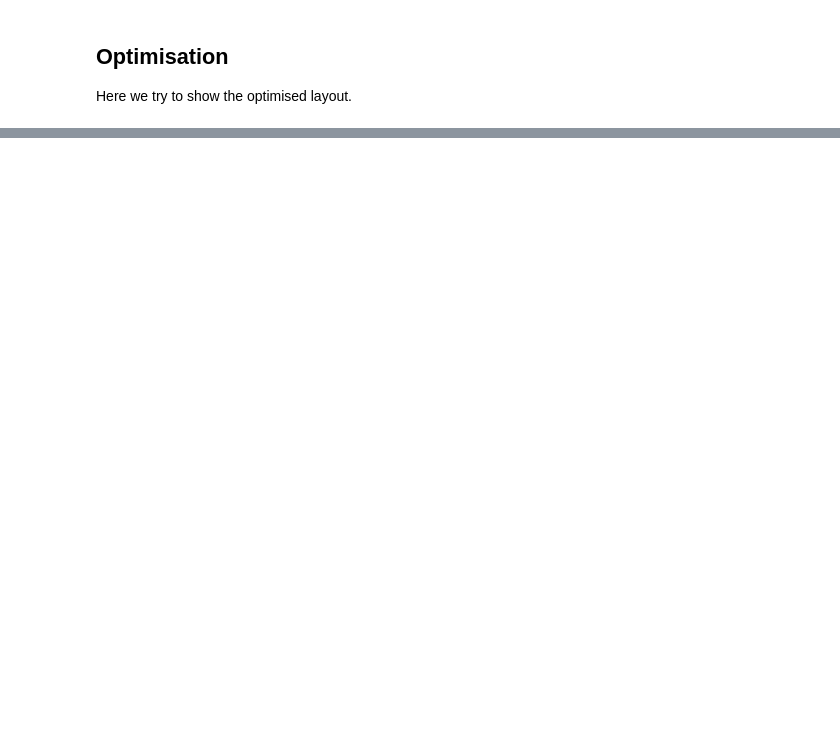
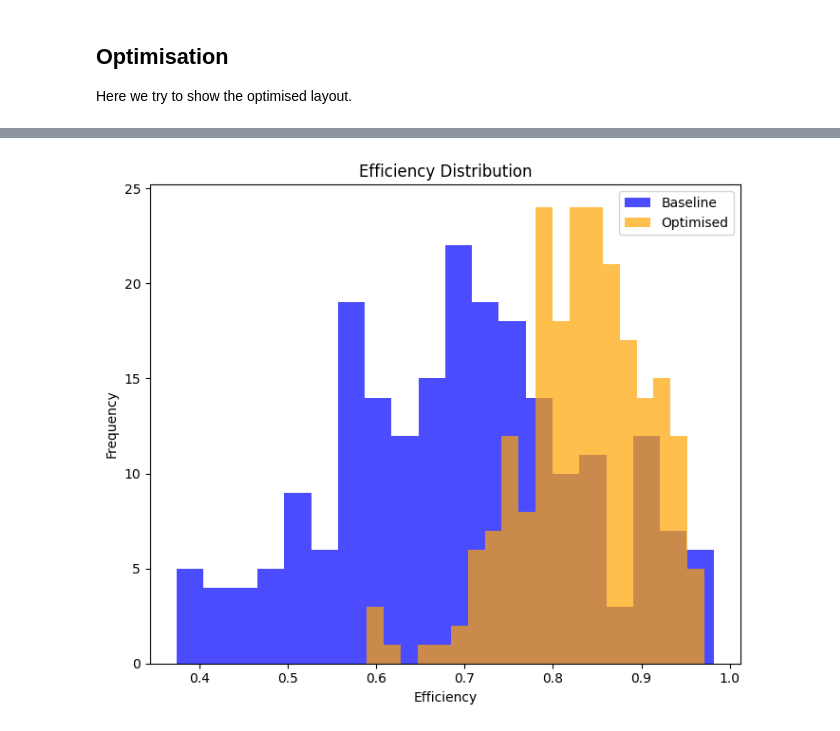
Before and after one commit to ShitianZhang22/Wind-Farm-Layout-Optimisation, a Jupyter notebook: whitelee.ipynb, the cells around one changed output, grey strips where cells are left out. Saved outputs shown, nothing was run; the diff lists cells and outputs as text; code cells hidden in the pictures; blank space fills up the shorter version.

```diff
--- a/whitelee.ipynb
+++ b/whitelee.ipynb
@@ -410,0 +490,33 @@ m
+# %%
+import matplotlib.pyplot as plt
+import numpy as np
+
+# Assuming turbine_loc, turbine_eff, optimised_loc, and optimised_eff are already defined
+# turbine_loc and optimised_loc should be lists of (x, y) tuples
+# turbine_eff and optimised_eff should be lists of efficiency values
+
+# Extract x and y coordinates for baseline and optimized layouts
+baseline_y, baseline_x = zip(*turbine_loc)
+optimised_y, optimised_x = zip(*optimised_loc)
+
+# Determine the global efficiency range for consistent colormap scaling
+eff_min = min(min(turbine_eff), min(optimised_eff))
+eff_max = max(max(turbine_eff), max(optimised_eff))
+
+# Create the scatterplots and histogram
+fig = plt.figure(figsize=(7, 6))
+
+# Histogram for efficiency distribution
+ax3 = fig.add_subplot(1, 1, 1)
+ax3.hist(turbine_eff, bins=20, alpha=0.7, label='Baseline', color='blue')
+ax3.hist(optimised_eff, bins=20, alpha=0.7, label='Optimised', color='orange')
+ax3.set_title('Efficiency Distribution')
+ax3.set_xlabel('Efficiency')
+ax3.set_ylabel('Frequency')
+ax3.legend()
+
+# Adjust layout and display the plots
+plt.tight_layout()
+plt.show()
+# %% [output]
+[figure, added]
```
Also changed, not shown: parts of 6 cells of this notebook, 6 other files.
